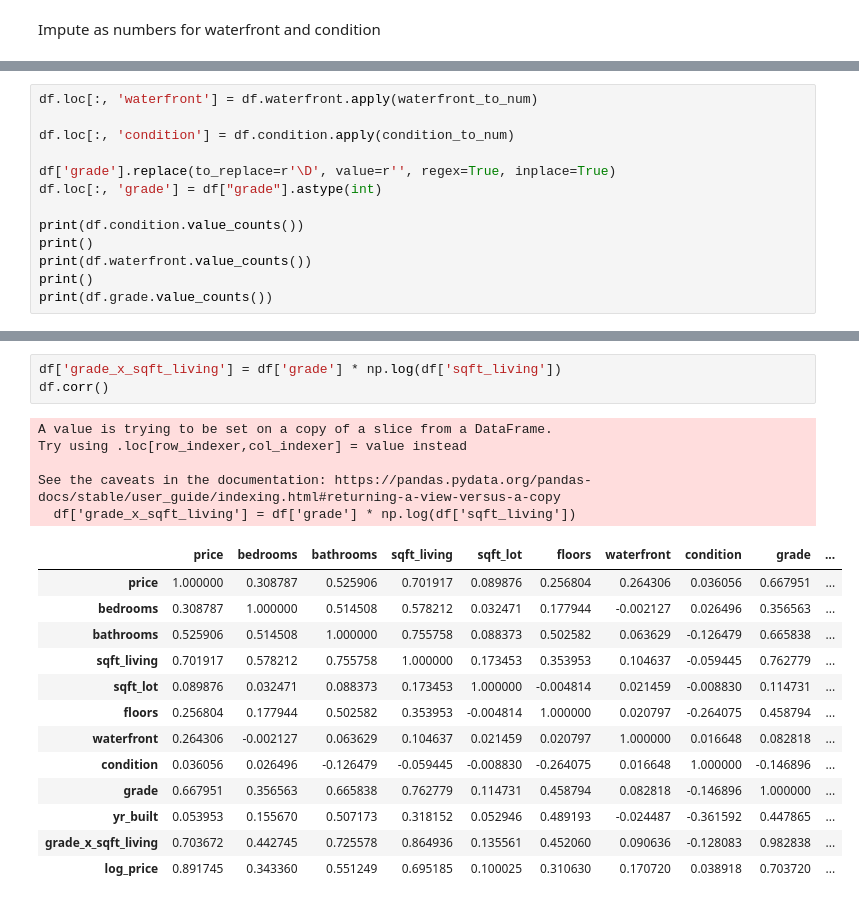
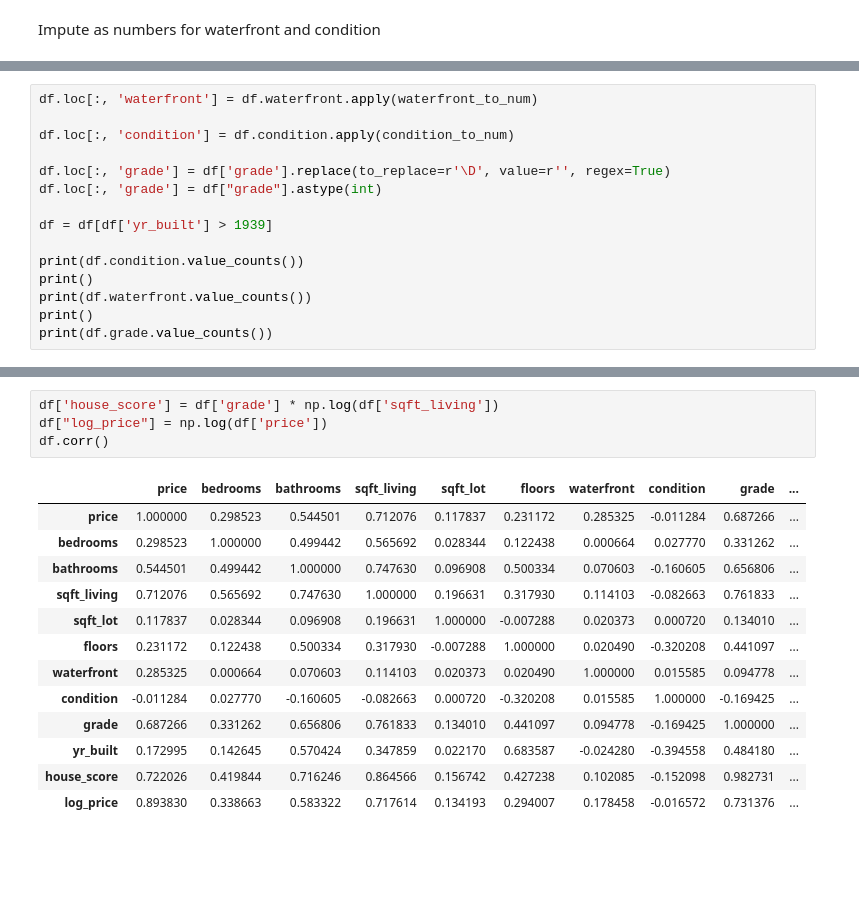
Before and after one commit to sammarder/dsc-phase-2-project-v2-3, a Jupyter notebook: student.ipynb, the cells around one changed output, grey strips where cells are left out. Drawn from its saved outputs; the diff is of its cells as text; blank space fills up the shorter version.

```diff
--- a/student.ipynb
+++ b/student.ipynb
@@ -190,8 +205,10 @@ df.loc[:, 'waterfront'] = df.waterfront.apply(waterfront_to_num)
 
 df.loc[:, 'condition'] = df.condition.apply(condition_to_num)
 
-df['grade'].replace(to_replace=r'\D', value=r'', regex=True, inplace=True)
+df.loc[:, 'grade'] = df['grade'].replace(to_replace=r'\D', value=r'', regex=True)
 df.loc[:, 'grade'] = df["grade"].astype(int)
+
+df = df[df['yr_built'] > 1939]
 
 print(df.condition.value_counts())
 print()
@@ -237,25 +245,21 @@ pd.plotting.scatter_matrix(df,figsize  = [9, 9]);
 # %%
-df['grade_x_sqft_living'] = df['grade'] * np.log(df['sqft_living'])
+df['house_score'] = df['grade'] * np.log(df['sqft_living'])
+df["log_price"] = np.log(df['price'])
 df.corr()
 # %% [output]
-A value is trying to be set on a copy of a slice from a DataFrame.
-Try using .loc[row_indexer,col_indexer] = value instead
-
-See the caveats in the documentation: https://pandas.pydata.org/pandas-docs/stable/user_guide/indexing.html#returning-a-view-versus-a-copy
-  df['grade_x_sqft_living'] = df['grade'] * np.log(df['sqft_living'])
 |  | price | bedrooms | bathrooms | sqft_living | sqft_lot | floors | waterfront | condition | grade | ... |
-| price | 1.000000 | 0.308787 | 0.525906 | 0.701917 | 0.089876 | 0.256804 | 0.264306 | 0.036056 | 0.667951 | ... |
-| bedrooms | 0.308787 | 1.000000 | 0.514508 | 0.578212 | 0.032471 | 0.177944 | -0.002127 | 0.026496 | 0.356563 | ... |
-| bathrooms | 0.525906 | 0.514508 | 1.000000 | 0.755758 | 0.088373 | 0.502582 | 0.063629 | -0.126479 | 0.665838 | ... |
-| sqft_living | 0.701917 | 0.578212 | 0.755758 | 1.000000 | 0.173453 | 0.353953 | 0.104637 | -0.059445 | 0.762779 | ... |
-| sqft_lot | 0.089876 | 0.032471 | 0.088373 | 0.173453 | 1.000000 | -0.004814 | 0.021459 | -0.008830 | 0.114731 | ... |
-| floors | 0.256804 | 0.177944 | 0.502582 | 0.353953 | -0.004814 | 1.000000 | 0.020797 | -0.264075 | 0.458794 | ... |
-| waterfront | 0.264306 | -0.002127 | 0.063629 | 0.104637 | 0.021459 | 0.020797 | 1.000000 | 0.016648 | 0.082818 | ... |
-| condition | 0.036056 | 0.026496 | -0.126479 | -0.059445 | -0.008830 | -0.264075 | 0.016648 | 1.000000 | -0.146896 | ... |
-| grade | 0.667951 | 0.356563 | 0.665838 | 0.762779 | 0.114731 | 0.458794 | 0.082818 | -0.146896 | 1.000000 | ... |
-| yr_built | 0.053953 | 0.155670 | 0.507173 | 0.318152 | 0.052946 | 0.489193 | -0.024487 | -0.361592 | 0.447865 | ... |
-| grade_x_sqft_living | 0.703672 | 0.442745 | 0.725578 | 0.864936 | 0.135561 | 0.452060 | 0.090636 | -0.128083 | 0.982838 | ... |
-| log_price | 0.891745 | 0.343360 | 0.551249 | 0.695185 | 0.100025 | 0.310630 | 0.170720 | 0.038918 | 0.703720 | ... |
+| price | 1.000000 | 0.298523 | 0.544501 | 0.712076 | 0.117837 | 0.231172 | 0.285325 | -0.011284 | 0.687266 | ... |
+| bedrooms | 0.298523 | 1.000000 | 0.499442 | 0.565692 | 0.028344 | 0.122438 | 0.000664 | 0.027770 | 0.331262 | ... |
+| bathrooms | 0.544501 | 0.499442 | 1.000000 | 0.747630 | 0.096908 | 0.500334 | 0.070603 | -0.160605 | 0.656806 | ... |
+| sqft_living | 0.712076 | 0.565692 | 0.747630 | 1.000000 | 0.196631 | 0.317930 | 0.114103 | -0.082663 | 0.761833 | ... |
+| sqft_lot | 0.117837 | 0.028344 | 0.096908 | 0.196631 | 1.000000 | -0.007288 | 0.020373 | 0.000720 | 0.134010 | ... |
+| floors | 0.231172 | 0.122438 | 0.500334 | 0.317930 | -0.007288 | 1.000000 | 0.020490 | -0.320208 | 0.441097 | ... |
+| waterfront | 0.285325 | 0.000664 | 0.070603 | 0.114103 | 0.020373 | 0.020490 | 1.000000 | 0.015585 | 0.094778 | ... |
+| condition | -0.011284 | 0.027770 | -0.160605 | -0.082663 | 0.000720 | -0.320208 | 0.015585 | 1.000000 | -0.169425 | ... |
+| grade | 0.687266 | 0.331262 | 0.656806 | 0.761833 | 0.134010 | 0.441097 | 0.094778 | -0.169425 | 1.000000 | ... |
+| yr_built | 0.172995 | 0.142645 | 0.570424 | 0.347859 | 0.022170 | 0.683587 | -0.024280 | -0.394558 | 0.484180 | ... |
+| house_score | 0.722026 | 0.419844 | 0.716246 | 0.864566 | 0.156742 | 0.427238 | 0.102085 | -0.152098 | 0.982731 | ... |
+| log_price | 0.893830 | 0.338663 | 0.583322 | 0.717614 | 0.134193 | 0.294007 | 0.178458 | -0.016572 | 0.731376 | ... |
 # %%
 sns.heatmap(df.corr(), center=0);
 # %% [output]
```
Also changed, not shown: parts of 20 cells of this notebook.
